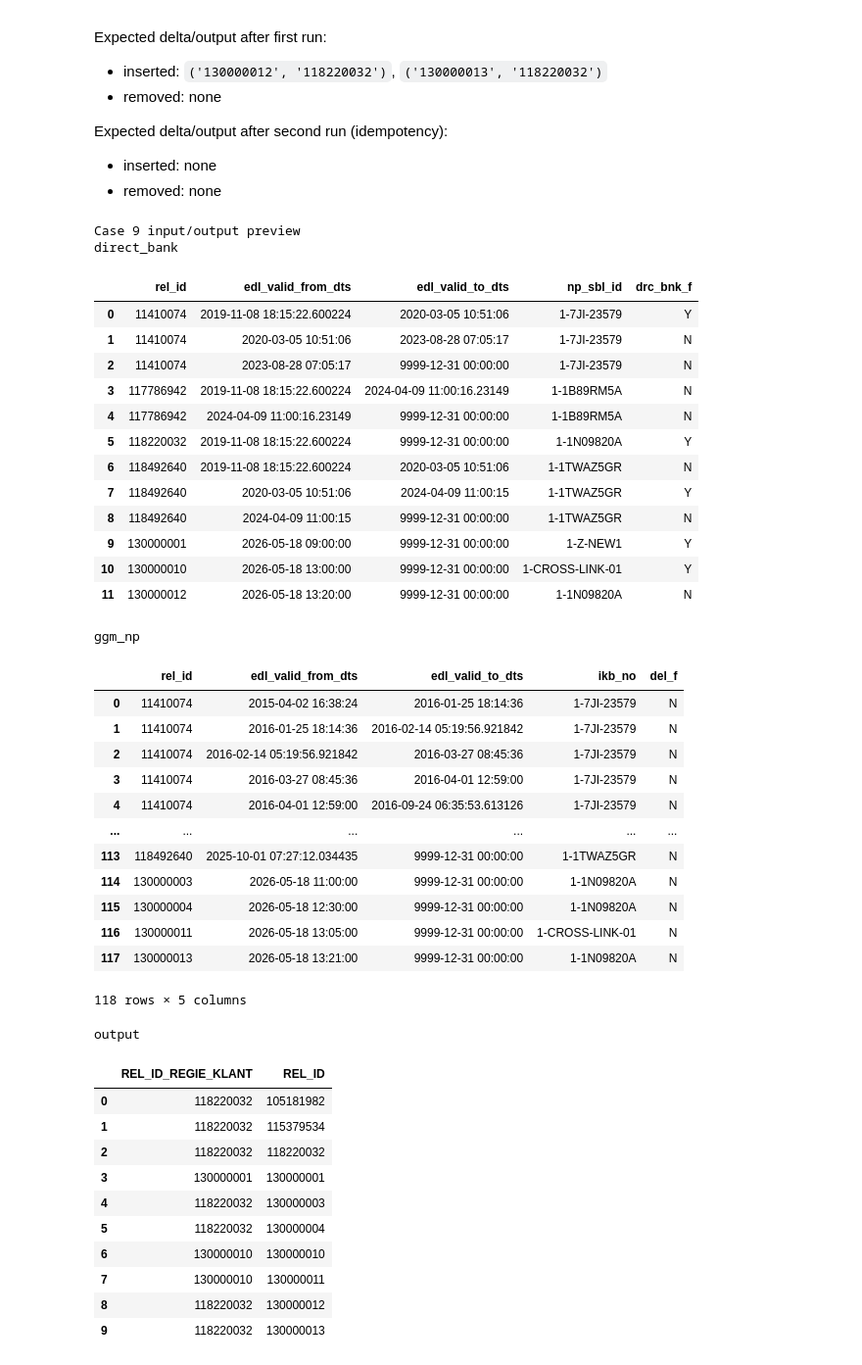
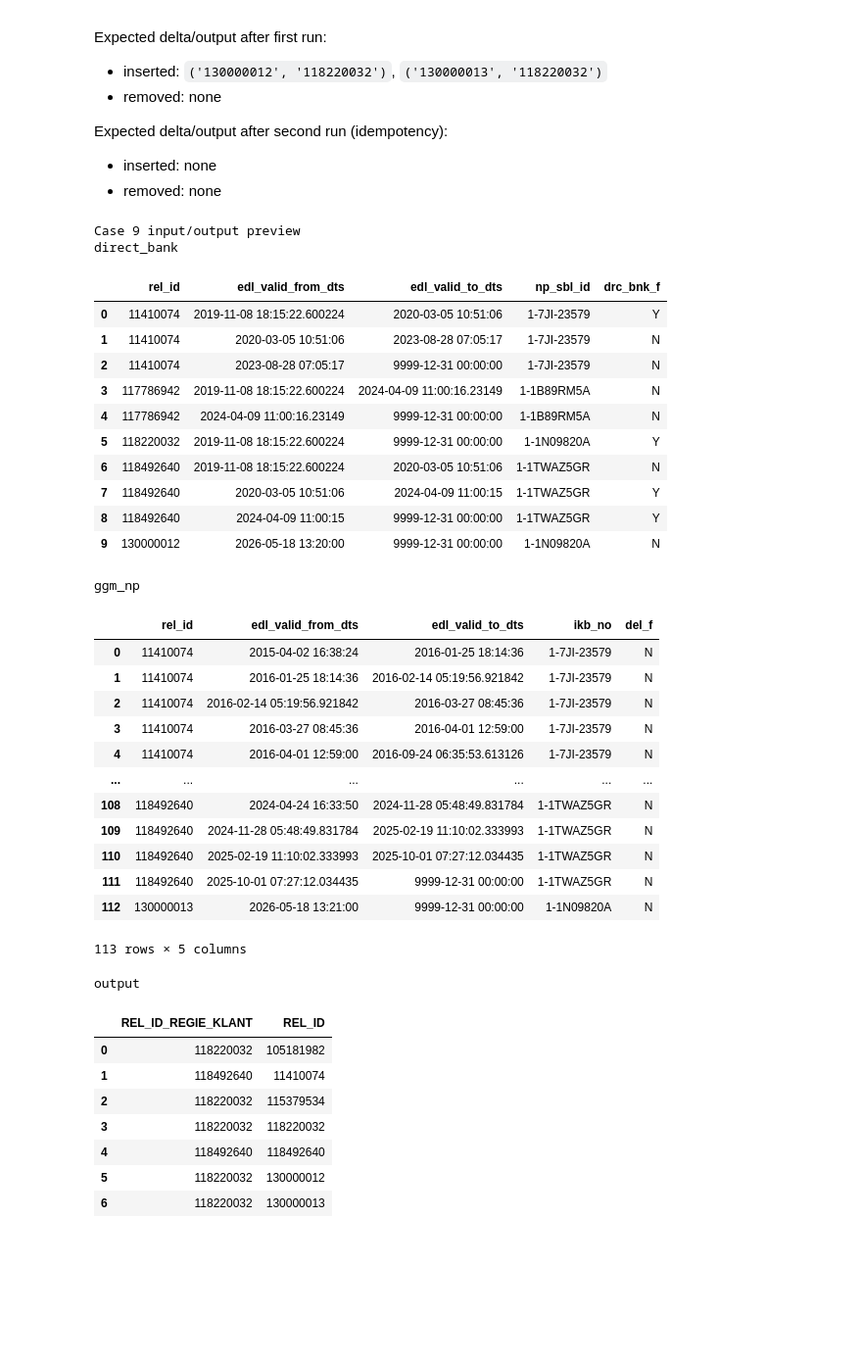
Before and after one commit to jenniffer-guerrero/spark_dbt_agents, a Jupyter notebook: notebooks/siebel_id_test.ipynb, the cells around one changed output. Shown at 98% size. Saved outputs shown, nothing was run; the diff lists cells and outputs as text; code cells hidden in the pictures; blank space fills up the shorter version.

```diff
--- a/notebooks/siebel_id_test.ipynb
+++ b/notebooks/siebel_id_test.ipynb
@@ -202,9 +197,19 @@ Test harness initialized for shebang
 # %%
 # Recover SparkSession if previous JVM backend died between runs.
+from pyspark.sql import SparkSession
+
 try:
     spark.range(1).count()
     print('Spark session is alive.')
 except Exception:
+    # Clear broken/default session references before creating a fresh one.
+    try:
+        spark.stop()
+    except Exception:
+        pass
+    SparkSession._instantiatedSession = None
+    SparkSession._activeSession = None
+
     spark = build_spark_session('siebel-id-incremental-test-notebook')
     try:
         spark.sparkContext.setCheckpointDir(str(checkpoint_dir))
@@ -809,7 +810,7 @@ Expected delta/output after second run (idempotency):
 - inserted: none
 - removed: none
 # %%
-prev_pairs = pair_set(spark.table(f"{WORK_DB}.output"))
+prev_pairs = prepare_case_baseline()
 
 # direct_bank new rel_id linked to existing network, but not a new seed
 spark.sql(
@@ -838,55 +839,50 @@ assert_delta(
     [],
 )
 assert_output_has_no_duplicates('Case 9')
 
 # Optional idempotency proof: immediate rerun without new mutations
 prev_pairs_2 = cur_pairs
 _ = run_once()
 cur_pairs_2 = pair_set(spark.table(f"{WORK_DB}.output"))
 assert_delta('Case 9 idempotency', prev_pairs_2, cur_pairs_2, [], [])
 assert_output_has_no_duplicates('Case 9 idempotency')
 # %% [output]
 Case 9 input/output preview
 direct_bank
 |  | rel_id | edl_valid_from_dts | edl_valid_to_dts | np_sbl_id | drc_bnk_f |
 | 0 | 11410074 | 2019-11-08 18:15:22.600224 | 2020-03-05 10:51:06 | 1-7JI-23579 | Y |
 | 1 | 11410074 | 2020-03-05 10:51:06 | 2023-08-28 07:05:17 | 1-7JI-23579 | N |
 | 2 | 11410074 | 2023-08-28 07:05:17 | 9999-12-31 00:00:00 | 1-7JI-23579 | N |
 | 3 | 117786942 | 2019-11-08 18:15:22.600224 | 2024-04-09 11:00:16.23149 | 1-1B89RM5A | N |
 | 4 | 117786942 | 2024-04-09 11:00:16.23149 | 9999-12-31 00:00:00 | 1-1B89RM5A | N |
 | 5 | 118220032 | 2019-11-08 18:15:22.600224 | 9999-12-31 00:00:00 | 1-1N09820A | Y |
 | 6 | 118492640 | 2019-11-08 18:15:22.600224 | 2020-03-05 10:51:06 | 1-1TWAZ5GR | N |
 | 7 | 118492640 | 2020-03-05 10:51:06 | 2024-04-09 11:00:15 | 1-1TWAZ5GR | Y |
-| 8 | 118492640 | 2024-04-09 11:00:15 | 9999-12-31 00:00:00 | 1-1TWAZ5GR | N |
-| 9 | 130000001 | 2026-05-18 09:00:00 | 9999-12-31 00:00:00 | 1-Z-NEW1 | Y |
-| 10 | 130000010 | 2026-05-18 13:00:00 | 9999-12-31 00:00:00 | 1-CROSS-LINK-01 | Y |
-| 11 | 130000012 | 2026-05-18 13:20:00 | 9999-12-31 00:00:00 | 1-1N09820A | N |
+| 8 | 118492640 | 2024-04-09 11:00:15 | 9999-12-31 00:00:00 | 1-1TWAZ5GR | Y |
+| 9 | 130000012 | 2026-05-18 13:20:00 | 9999-12-31 00:00:00 | 1-1N09820A | N |
 ggm_np
 |  | rel_id | edl_valid_from_dts | edl_valid_to_dts | ikb_no | del_f |
 | 0 | 11410074 | 2015-04-02 16:38:24 | 2016-01-25 18:14:36 | 1-7JI-23579 | N |
 | 1 | 11410074 | 2016-01-25 18:14:36 | 2016-02-14 05:19:56.921842 | 1-7JI-23579 | N |
 | 2 | 11410074 | 2016-02-14 05:19:56.921842 | 2016-03-27 08:45:36 | 1-7JI-23579 | N |
 | 3 | 11410074 | 2016-03-27 08:45:36 | 2016-04-01 12:59:00 | 1-7JI-23579 | N |
 | 4 | 11410074 | 2016-04-01 12:59:00 | 2016-09-24 06:35:53.613126 | 1-7JI-23579 | N |
 | ... | ... | ... | ... | ... | ... |
-| 113 | 118492640 | 2025-10-01 07:27:12.034435 | 9999-12-31 00:00:00 | 1-1TWAZ5GR | N |
-| 114 | 130000003 | 2026-05-18 11:00:00 | 9999-12-31 00:00:00 | 1-1N09820A | N |
-| 115 | 130000004 | 2026-05-18 12:30:00 | 9999-12-31 00:00:00 | 1-1N09820A | N |
-| 116 | 130000011 | 2026-05-18 13:05:00 | 9999-12-31 00:00:00 | 1-CROSS-LINK-01 | N |
-| 117 | 130000013 | 2026-05-18 13:21:00 | 9999-12-31 00:00:00 | 1-1N09820A | N |
+| 108 | 118492640 | 2024-04-24 16:33:50 | 2024-11-28 05:48:49.831784 | 1-1TWAZ5GR | N |
+| 109 | 118492640 | 2024-11-28 05:48:49.831784 | 2025-02-19 11:10:02.333993 | 1-1TWAZ5GR | N |
+| 110 | 118492640 | 2025-02-19 11:10:02.333993 | 2025-10-01 07:27:12.034435 | 1-1TWAZ5GR | N |
+| 111 | 118492640 | 2025-10-01 07:27:12.034435 | 9999-12-31 00:00:00 | 1-1TWAZ5GR | N |
+| 112 | 130000013 | 2026-05-18 13:21:00 | 9999-12-31 00:00:00 | 1-1N09820A | N |
-118 rows × 5 columns
+113 rows × 5 columns
 output
 |  | REL_ID_REGIE_KLANT | REL_ID |
 | 0 | 118220032 | 105181982 |
-| 1 | 118220032 | 115379534 |
-| 2 | 118220032 | 118220032 |
-| 3 | 130000001 | 130000001 |
-| 4 | 118220032 | 130000003 |
-| 5 | 118220032 | 130000004 |
-| 6 | 130000010 | 130000010 |
-| 7 | 130000010 | 130000011 |
-| 8 | 118220032 | 130000012 |
-| 9 | 118220032 | 130000013 |
+| 1 | 118492640 | 11410074 |
+| 2 | 118220032 | 115379534 |
+| 3 | 118220032 | 118220032 |
+| 4 | 118492640 | 118492640 |
+| 5 | 118220032 | 130000012 |
+| 6 | 118220032 | 130000013 |
 Case 9: PASS
 Case 9: output has no duplicate rows
 Case 9 idempotency: PASS
```
Also changed, not shown: parts of 16 cells of this notebook, 5 other files.
